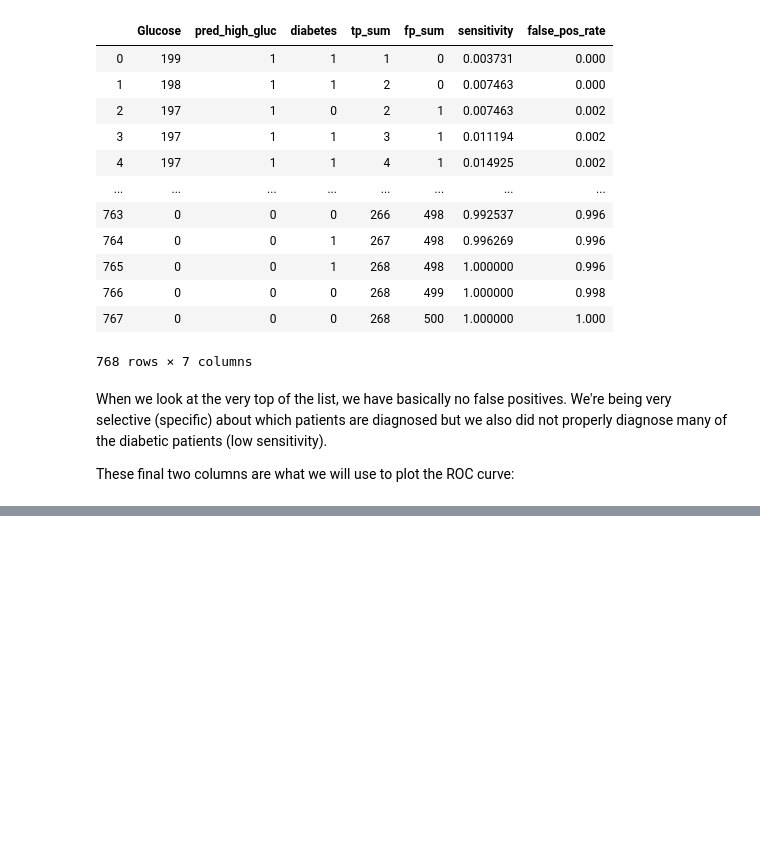
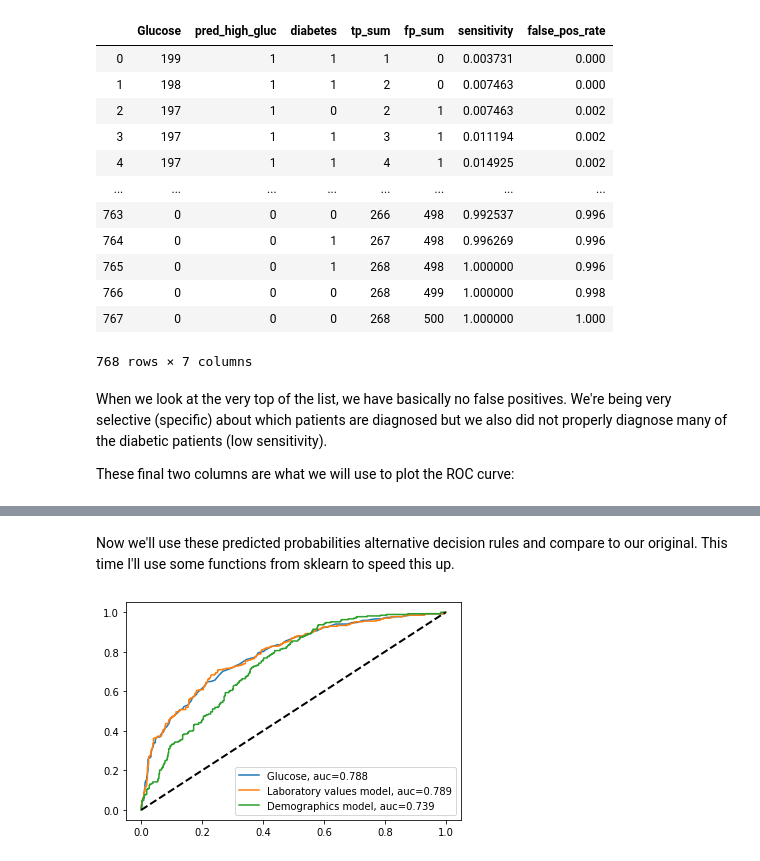
Before and after one commit to svenhalvorson/confusion_matrix, a Jupyter notebook: confusion_matrix.ipynb, the cells around one changed output, grey strips where cells are left out. Saved outputs shown, nothing was run; the diff lists cells and outputs as text; code cells hidden in the pictures; blank space fills up the shorter version.

```diff
--- a/confusion_matrix.ipynb
+++ b/confusion_matrix.ipynb
@@ -238,0 +258,30 @@ How do we interpret this? It took me a while
+# %%
+from sklearn.linear_model import LogisticRegression
+from sklearn import metrics
+
+model1 = LogisticRegression().fit(dm[['Glucose','BloodPressure', 'Insulin']], dm['diabetes'])
+dm['predictions_lab'] = model1.predict_proba(dm[['Glucose','BloodPressure', 'Insulin']])[::,1]
+
+model2 = LogisticRegression().fit(dm[['Pregnancies','BMI', 'Age']], dm['diabetes'])
+dm['predictions_demographic'] = model2.predict_proba(dm[['Pregnancies','BMI', 'Age']])[::,1]
+# %% [markdown]
+Now we'll use these predicted probabilities alternative decision rules and compare to our original. This time I'll use some functions from sklearn to speed this up.
+# %%
+# Again attach the cummulative sensitivity and false positive rate:
+fpr0, tpr0, thresh  = metrics.roc_curve(dm['diabetes'],  dm['Glucose'])
+fpr1, tpr1, thresh = metrics.roc_curve(dm['diabetes'],  dm['predictions_lab'])
+fpr2, tpr2, thresh = metrics.roc_curve(dm['diabetes'],  dm['predictions_demographic'])
+
+auc0 = metrics.roc_auc_score(dm['diabetes'],  dm['Glucose'])
+auc1 = metrics.roc_auc_score(dm['diabetes'],  dm['predictions_lab'])
+auc2 = metrics.roc_auc_score(dm['diabetes'],  dm['predictions_demographic'])
+
+plt.plot(fpr0,tpr0,label="Glucose, auc="+str(round(auc0, 3)))
+plt.plot(fpr1,tpr1,label="Laboratory values model, auc="+str(round(auc1, 3)))
+plt.plot(fpr2,tpr2,label="Demographics model, auc="+str(round(auc2, 3)))
+plt.plot([0, 1], [0, 1], linewidth=2, linestyle = '--', color = 'black')
+
+plt.legend(loc=4)
+plt.show()
+# %% [output]
+[figure, added]
```
Also changed, not shown: parts of 10 cells of this notebook.
